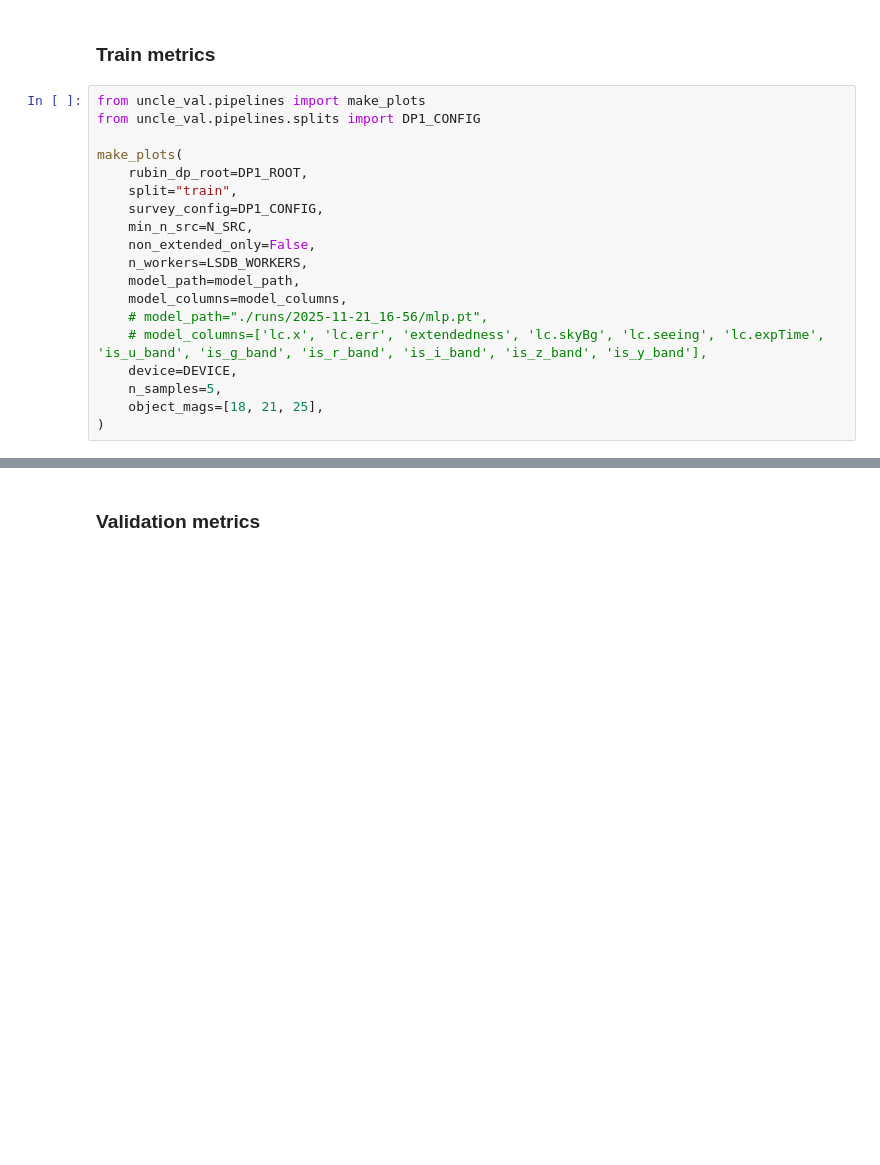
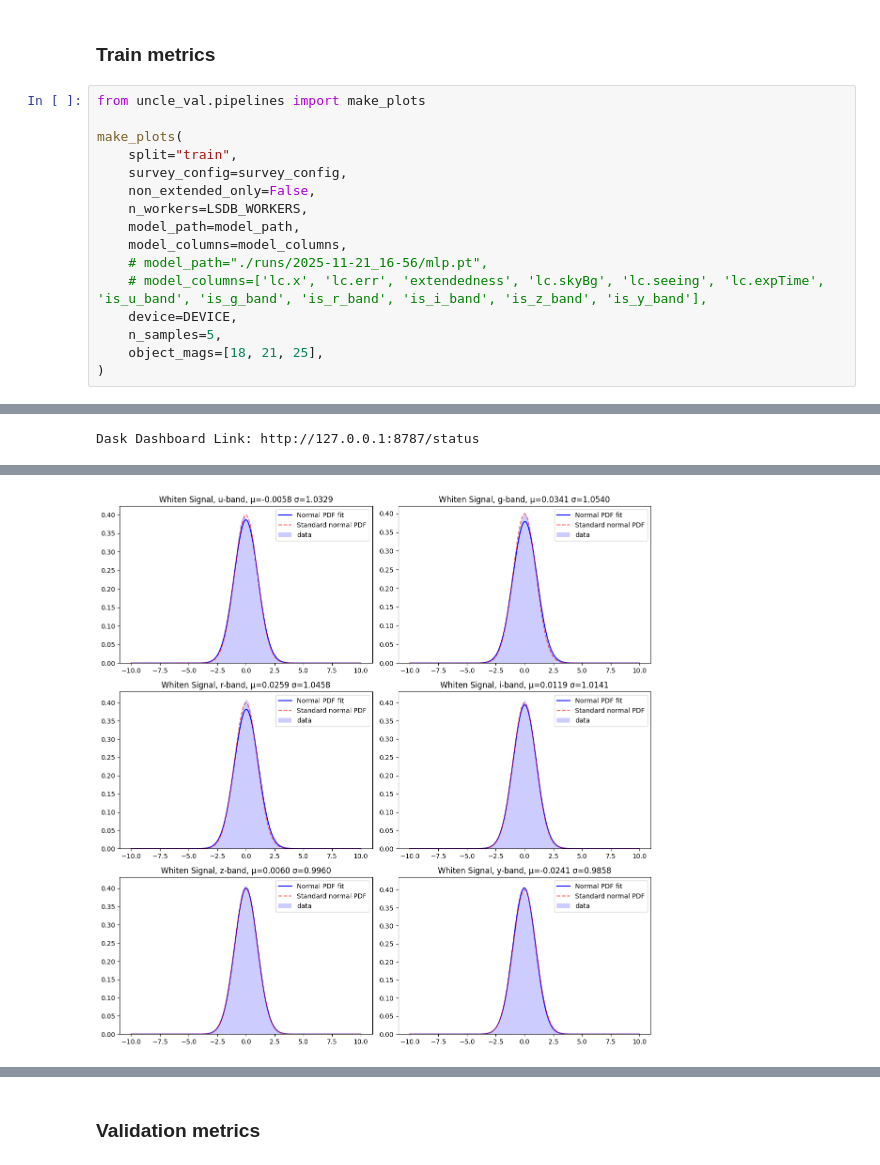
Before and after one commit to lincc-frameworks/uncle-val, a Jupyter notebook: docs/pre_executed/demo.ipynb, the cells around one changed output, grey strips where cells are left out. Saved outputs shown, nothing was run; the diff lists cells and outputs as text; blank space fills up the shorter version.

```diff
--- a/docs/pre_executed/demo.ipynb
+++ b/docs/pre_executed/demo.ipynb
@@ -115,13 +126,10 @@ fig = run_rubin_dp_feature_importance(
 ### Train metrics
 # %%
 from uncle_val.pipelines import make_plots
-from uncle_val.pipelines.splits import DP1_CONFIG
 
 make_plots(
-    rubin_dp_root=DP1_ROOT,
     split="train",
-    survey_config=DP1_CONFIG,
-    min_n_src=N_SRC,
+    survey_config=survey_config,
     non_extended_only=False,
     n_workers=LSDB_WORKERS,
     model_path=model_path,
@@ -132,3 +140,4 @@ make_plots(
     n_samples=5,
     object_mags=[18, 21, 25],
 )
+# %% [output]
@@ -134,0 +156 @@ make_plots(
+Dask Dashboard Link: http://127.0.0.1:8787/status
@@ -134,0 +168 @@ make_plots(
+[figure, added]
```
Also changed, not shown: parts of 9 cells of this notebook, 8 other files.
